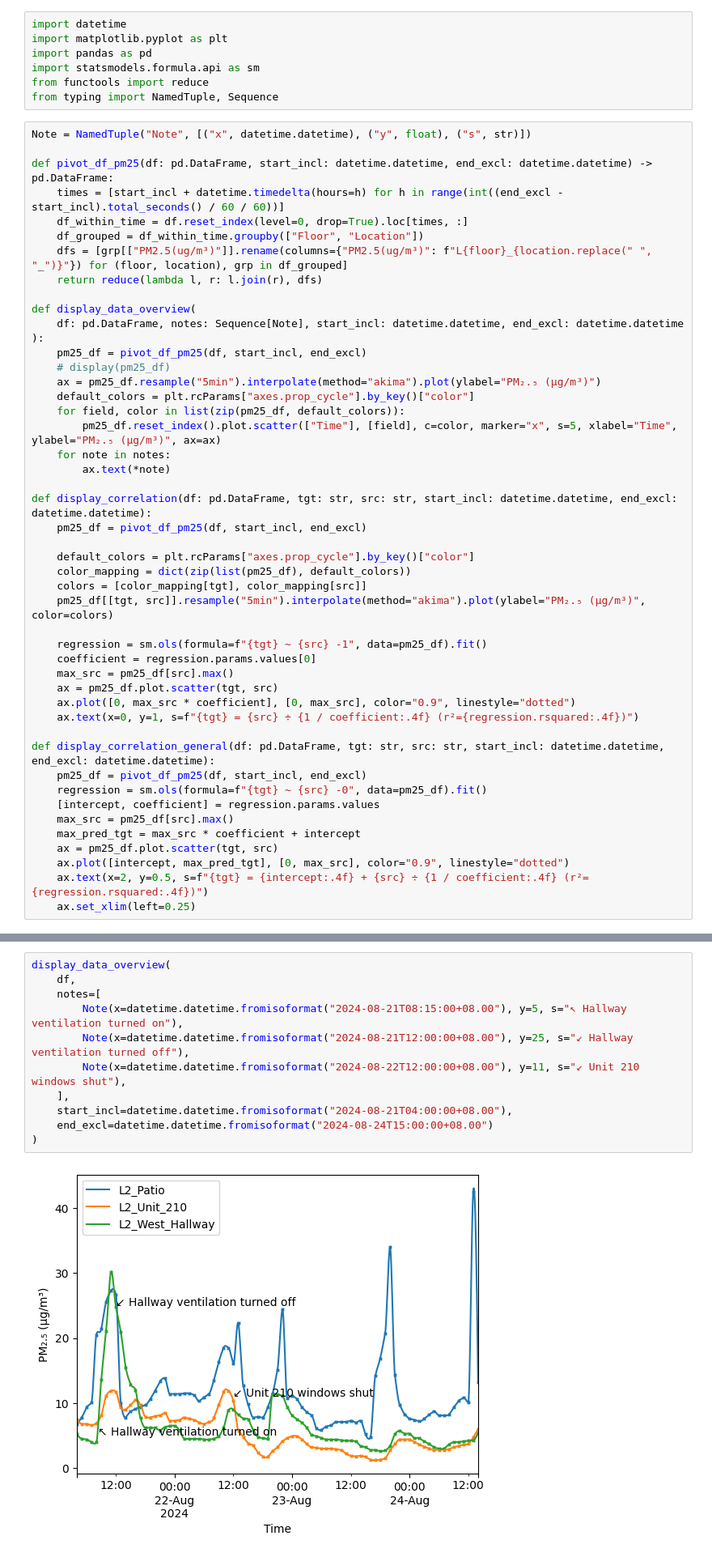
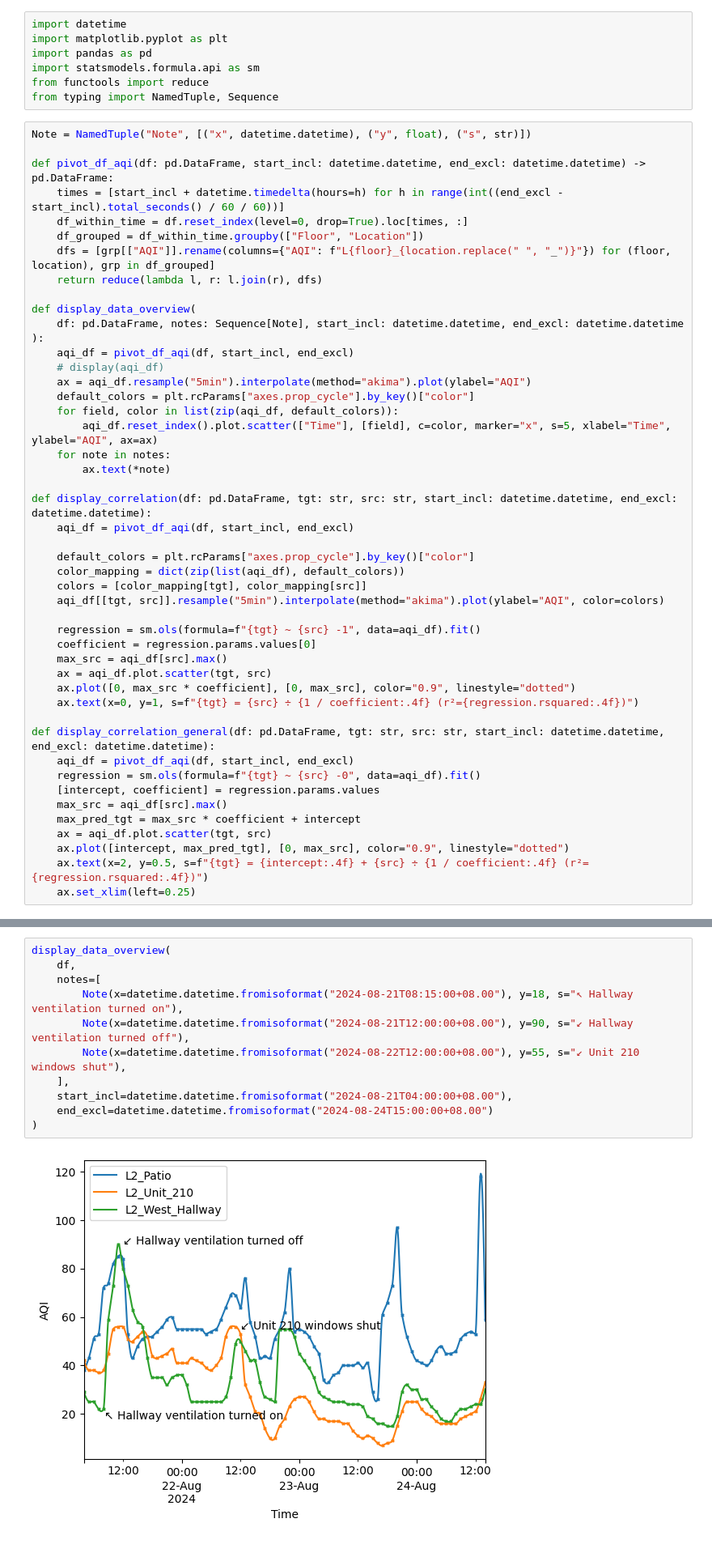
Before and after one commit to jackgene/trellis-aq, a Jupyter notebook: Air Quality Analysis.ipynb, the cells around one changed output, grey strips where cells are left out. Shown: that part at 81% size. Saved outputs shown, nothing was run; the diff lists cells and outputs as text.

```diff
--- a/Air Quality Analysis.ipynb
+++ b/Air Quality Analysis.ipynb
@@ -8,47 +8,47 @@ from typing import NamedTuple, Sequence
 # %%
 Note = NamedTuple("Note", [("x", datetime.datetime), ("y", float), ("s", str)])
 
-def pivot_df_pm25(df: pd.DataFrame, start_incl: datetime.datetime, end_excl: datetime.datetime) -> pd.DataFrame:
+def pivot_df_aqi(df: pd.DataFrame, start_incl: datetime.datetime, end_excl: datetime.datetime) -> pd.DataFrame:
     times = [start_incl + datetime.timedelta(hours=h) for h in range(int((end_excl - start_incl).total_seconds() / 60 / 60))]
     df_within_time = df.reset_index(level=0, drop=True).loc[times, :]
     df_grouped = df_within_time.groupby(["Floor", "Location"])
-    dfs = [grp[["PM2.5(ug/m³)"]].rename(columns={"PM2.5(ug/m³)": f"L{floor}_{location.replace(" ", "_")}"}) for (floor, location), grp in df_grouped]
+    dfs = [grp[["AQI"]].rename(columns={"AQI": f"L{floor}_{location.replace(" ", "_")}"}) for (floor, location), grp in df_grouped]
     return reduce(lambda l, r: l.join(r), dfs)
 
 def display_data_overview(
     df: pd.DataFrame, notes: Sequence[Note], start_incl: datetime.datetime, end_excl: datetime.datetime
 ):
-    pm25_df = pivot_df_pm25(df, start_incl, end_excl)
-    # display(pm25_df)
-    ax = pm25_df.resample("5min").interpolate(method="akima").plot(ylabel="PM₂.₅ (µg/m³)")
+    aqi_df = pivot_df_aqi(df, start_incl, end_excl)
+    # display(aqi_df)
+    ax = aqi_df.resample("5min").interpolate(method="akima").plot(ylabel="AQI")
     default_colors = plt.rcParams["axes.prop_cycle"].by_key()["color"]
-    for field, color in list(zip(pm25_df, default_colors)):
-        pm25_df.reset_index().plot.scatter(["Time"], [field], c=color, marker="x", s=5, xlabel="Time", ylabel="PM₂.₅ (µg/m³)", ax=ax)
+    for field, color in list(zip(aqi_df, default_colors)):
+        aqi_df.reset_index().plot.scatter(["Time"], [field], c=color, marker="x", s=5, xlabel="Time", ylabel="AQI", ax=ax)
     for note in notes:
         ax.text(*note)
 
 def display_correlation(df: pd.DataFrame, tgt: str, src: str, start_incl: datetime.datetime, end_excl: datetime.datetime):
-    pm25_df = pivot_df_pm25(df, start_incl, end_excl)
+    aqi_df = pivot_df_aqi(df, start_incl, end_excl)
 
     default_colors = plt.rcParams["axes.prop_cycle"].by_key()["color"]
-    color_mapping = dict(zip(list(pm25_df), default_colors))
+    color_mapping = dict(zip(list(aqi_df), default_colors))
     colors = [color_mapping[tgt], color_mapping[src]]
-    pm25_df[[tgt, src]].resample("5min").interpolate(method="akima").plot(ylabel="PM₂.₅ (µg/m³)", color=colors)
+    aqi_df[[tgt, src]].resample("5min").interpolate(method="akima").plot(ylabel="AQI", color=colors)
 
-    regression = sm.ols(formula=f"{tgt} ~ {src} -1", data=pm25_df).fit()
+    regression = sm.ols(formula=f"{tgt} ~ {src} -1", data=aqi_df).fit()
     coefficient = regression.params.values[0]
-    max_src = pm25_df[src].max()
-    ax = pm25_df.plot.scatter(tgt, src)
+    max_src = aqi_df[src].max()
+    ax = aqi_df.plot.scatter(tgt, src)
     ax.plot([0, max_src * coefficient], [0, max_src], color="0.9", linestyle="dotted")
     ax.text(x=0, y=1, s=f"{tgt} = {src} ÷ {1 / coefficient:.4f} (r²={regression.rsquared:.4f})")
 
 def display_correlation_general(df: pd.DataFrame, tgt: str, src: str, start_incl: datetime.datetime, end_excl: datetime.datetime):
-    pm25_df = pivot_df_pm25(df, start_incl, end_excl)
-    regression = sm.ols(formula=f"{tgt} ~ {src} -0", data=pm25_df).fit()
+    aqi_df = pivot_df_aqi(df, start_incl, end_excl)
+    regression = sm.ols(formula=f"{tgt} ~ {src} -0", data=aqi_df).fit()
     [intercept, coefficient] = regression.params.values
-    max_src = pm25_df[src].max()
+    max_src = aqi_df[src].max()
     max_pred_tgt = max_src * coefficient + intercept
-    ax = pm25_df.plot.scatter(tgt, src)
+    ax = aqi_df.plot.scatter(tgt, src)
     ax.plot([intercept, max_pred_tgt], [0, max_src], color="0.9", linestyle="dotted")
     ax.text(x=2, y=0.5, s=f"{tgt} = {intercept:.4f} + {src} ÷ {1 / coefficient:.4f} (r²={regression.rsquared:.4f})")
     ax.set_xlim(left=0.25)
@@ -72,15 +72,15 @@ Some points of interest:
 # %%
 display_data_overview(
     df,
     notes=[
-        Note(x=datetime.datetime.fromisoformat("2024-08-21T08:15:00+08.00"), y=5, s="↖ Hallway ventilation turned on"),
-        Note(x=datetime.datetime.fromisoformat("2024-08-21T12:00:00+08.00"), y=25, s="↙ Hallway ventilation turned off"),
-        Note(x=datetime.datetime.fromisoformat("2024-08-22T12:00:00+08.00"), y=11, s="↙ Unit 210 windows shut"),
+        Note(x=datetime.datetime.fromisoformat("2024-08-21T08:15:00+08.00"), y=18, s="↖ Hallway ventilation turned on"),
+        Note(x=datetime.datetime.fromisoformat("2024-08-21T12:00:00+08.00"), y=90, s="↙ Hallway ventilation turned off"),
+        Note(x=datetime.datetime.fromisoformat("2024-08-22T12:00:00+08.00"), y=55, s="↙ Unit 210 windows shut"),
     ],
     start_incl=datetime.datetime.fromisoformat("2024-08-21T04:00:00+08.00"),
     end_excl=datetime.datetime.fromisoformat("2024-08-24T15:00:00+08.00")
 )
 # %% [output]
-[figure, old version]
+[figure, new version]
 # %% [markdown]
 ## Comparing Patio and West Hallway
```
Also changed, not shown: parts of 6 cells of this notebook.
